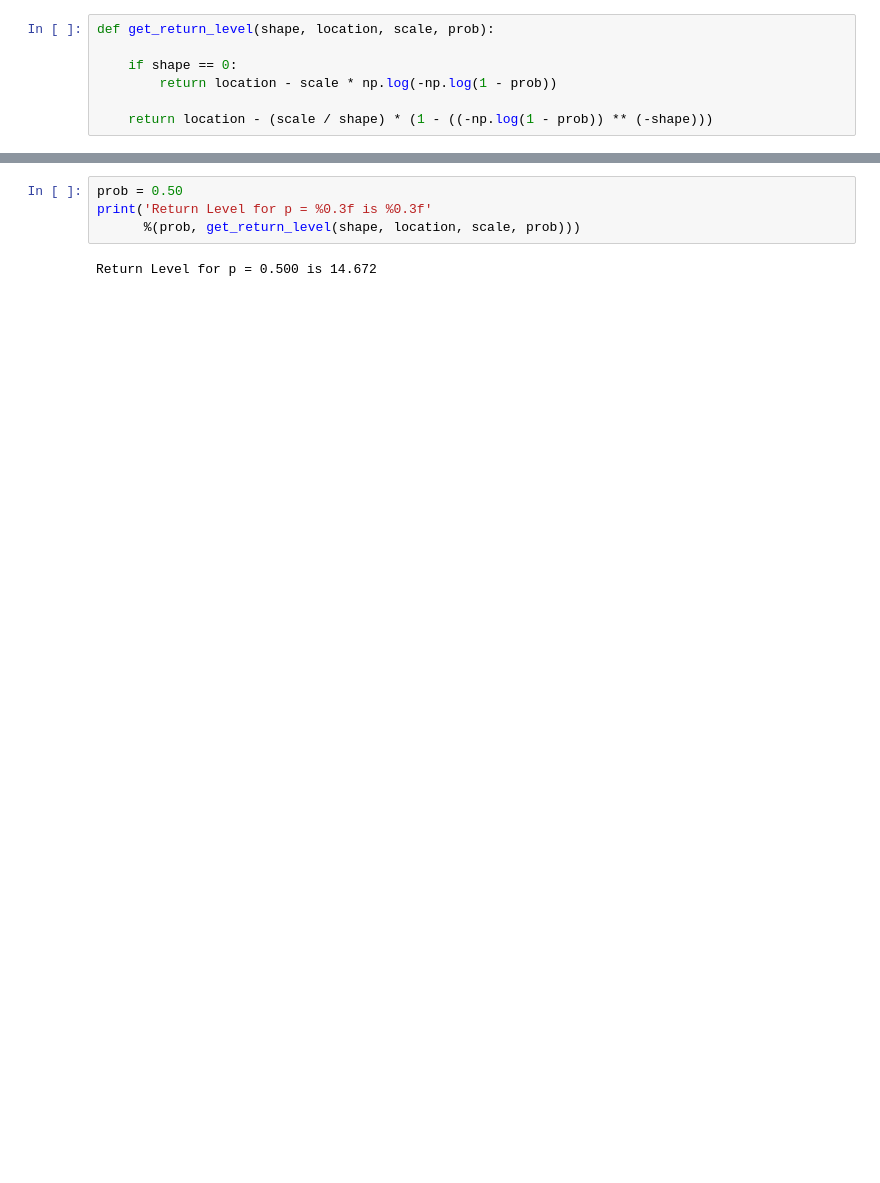
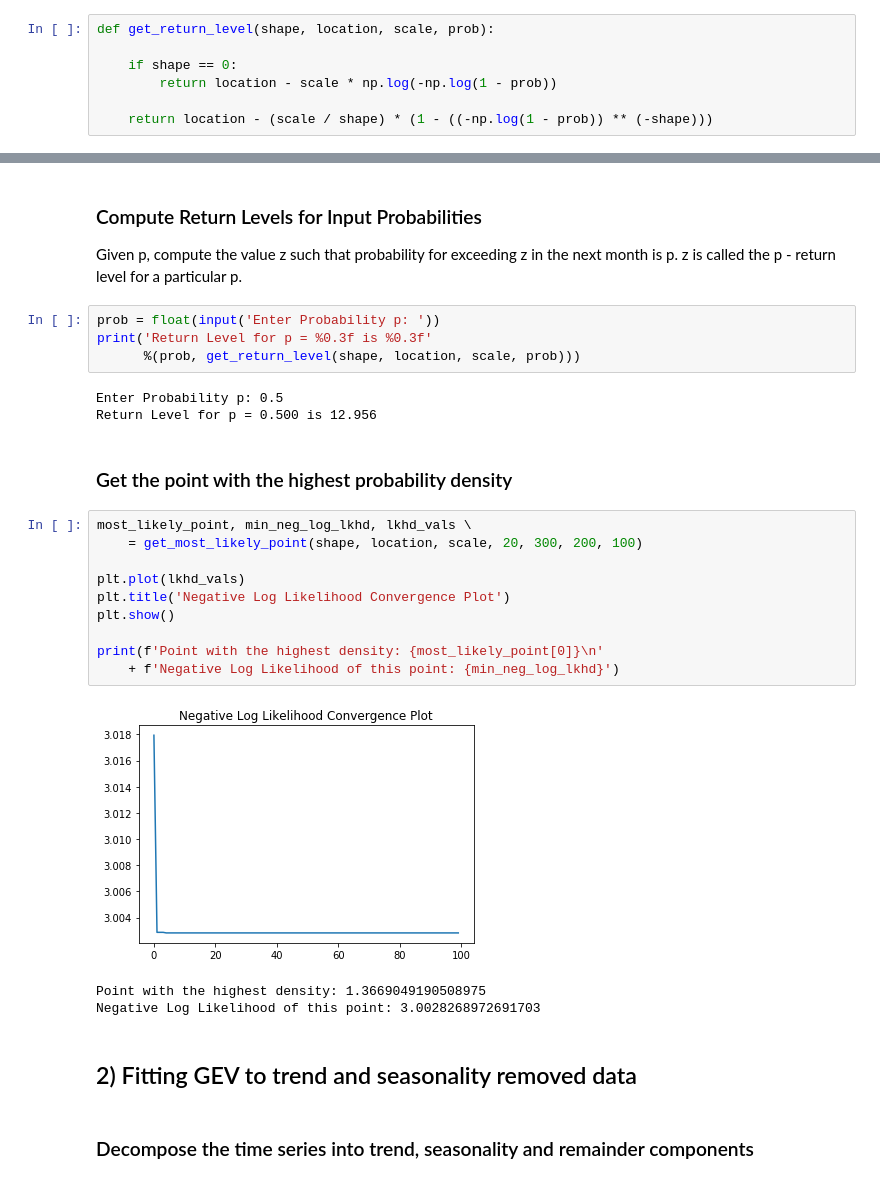
Before and after one commit to tymefighter/Forecast, a Jupyter notebook: notebooks/max-rainfall-gev.ipynb, the cells around one changed output, grey strips where cells are left out. Saved outputs shown, nothing was run; the diff lists cells and outputs as text; blank space fills up the shorter version.

```diff
--- a/notebooks/max-rainfall-gev.ipynb
+++ b/notebooks/max-rainfall-gev.ipynb
@@ -48,6 +156,33 @@ def get_return_level(shape, location, scale, prob):
+# %% [markdown]
+### Compute Return Levels for Input Probabilities
+
+Given p, compute the value z such that probability for exceeding
+z in the next month is p. z is called the p - return level for a
+particular p.
 # %%
-prob = 0.50
+prob = float(input('Enter Probability p: '))
 print('Return Level for p = %0.3f is %0.3f'
       %(prob, get_return_level(shape, location, scale, prob)))
 # %% [output]
-Return Level for p = 0.500 is 14.672
+Enter Probability p: 0.5
+Return Level for p = 0.500 is 12.956
+# %% [markdown]
+### Get the point with the highest probability density
+# %%
+most_likely_point, min_neg_log_lkhd, lkhd_vals \
+    = get_most_likely_point(shape, location, scale, 20, 300, 200, 100)
+
+plt.plot(lkhd_vals)
+plt.title('Negative Log Likelihood Convergence Plot')
+plt.show()
+
+print(f'Point with the highest density: {most_likely_point[0]}\n'
+    + f'Negative Log Likelihood of this point: {min_neg_log_lkhd}')
+# %% [output]
+[figure, added]
+Point with the highest density: 1.3669049190508975
+Negative Log Likelihood of this point: 3.0028268972691703
+# %% [markdown]
+## 2) Fitting GEV to trend and seasonality removed data
+# %% [markdown]
+### Decompose the time series into trend, seasonality and remainder components
```
Also changed, not shown: parts of 34 cells of this notebook, 1 other file.
